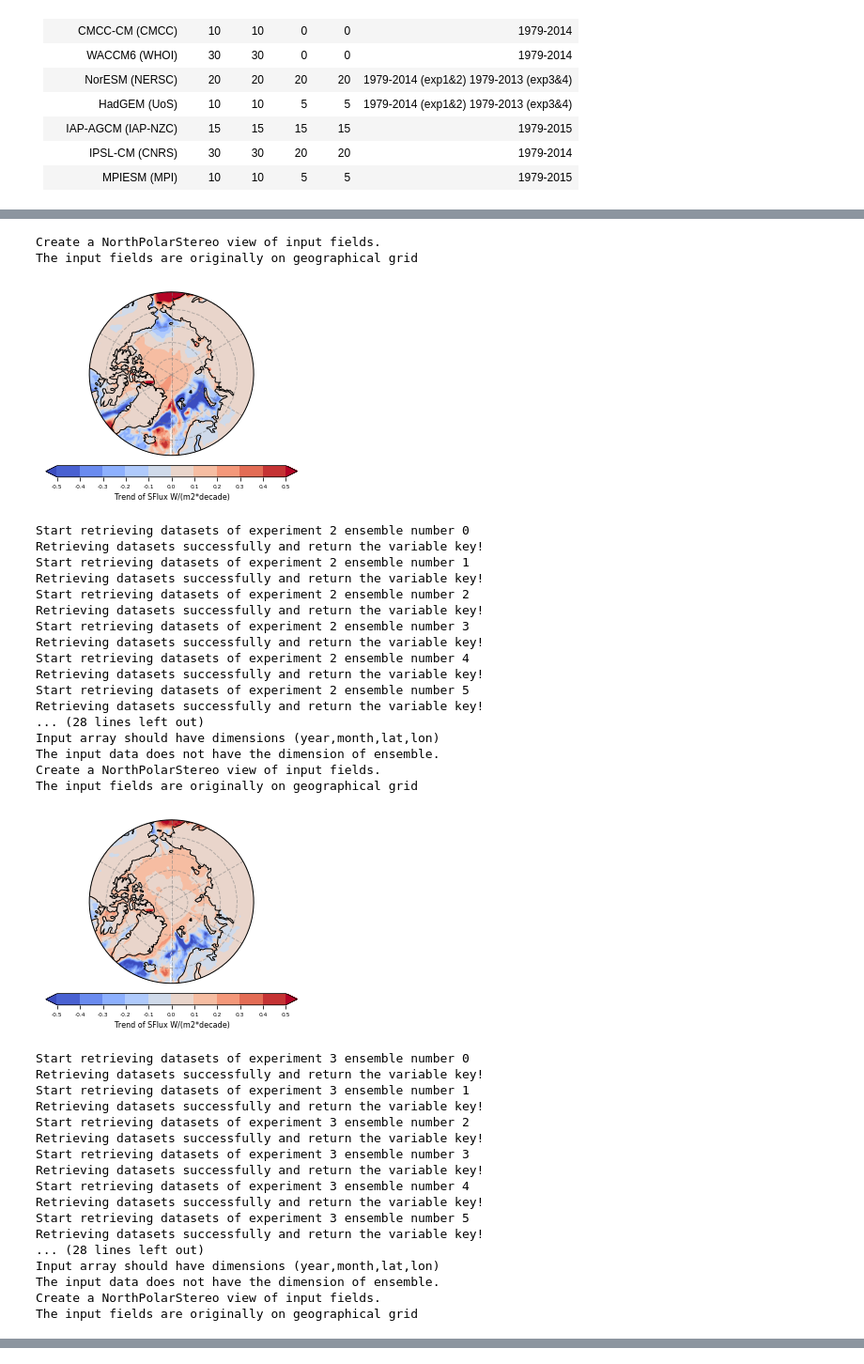
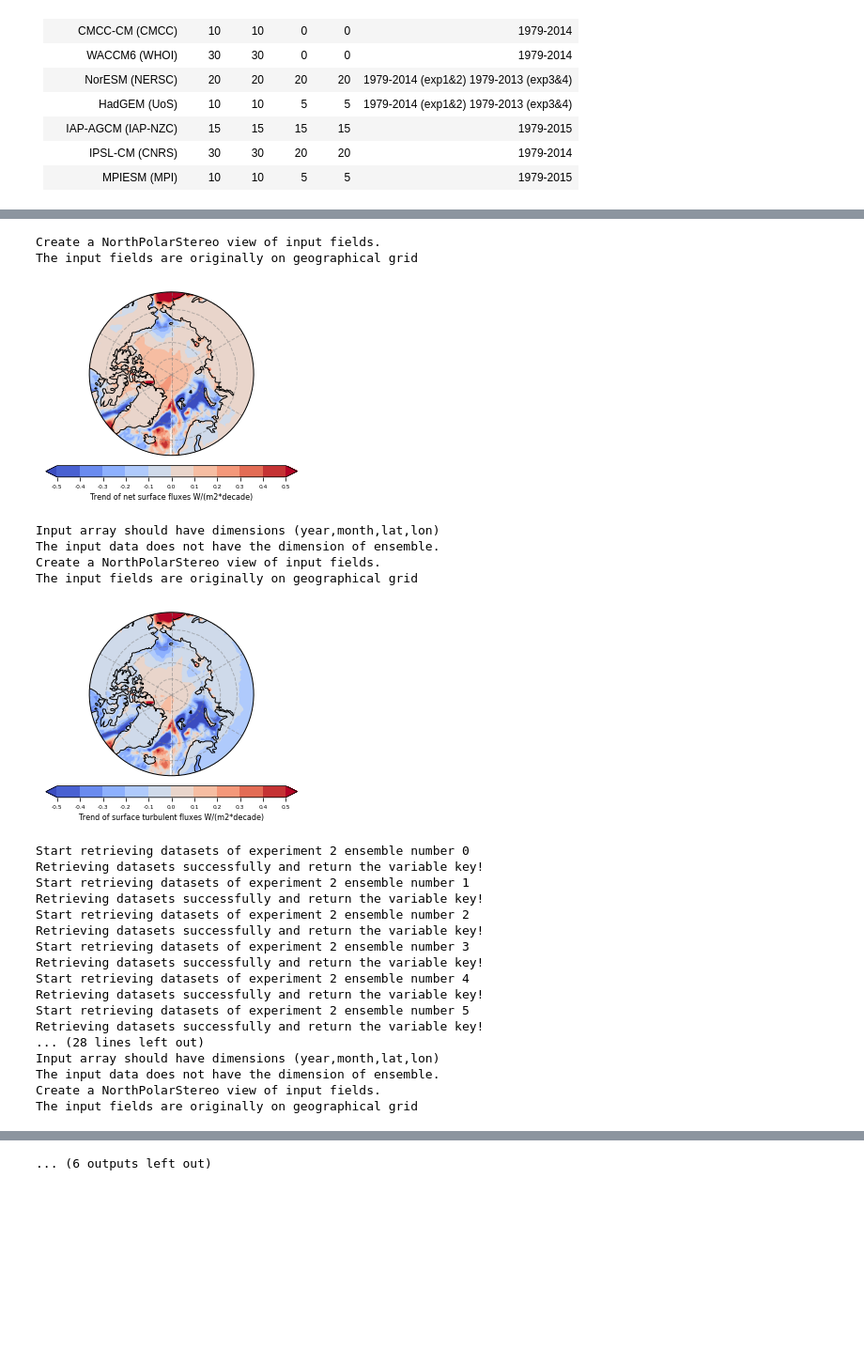
Before and after one commit to geek-yang/JointAnalysis, a Jupyter notebook: Analysis/Trend_spatial/SFlux_NorESM_NERSC_analysis_spatial_trend.ipynb, the cells around one changed output, grey strips where cells are left out. Shown at 94% size. Cells and saved outputs as stored; diff of their text form; code cells hidden in the pictures; blank space fills up the shorter version.

```diff
--- a/Analysis/Trend_spatial/SFlux_NorESM_NERSC_analysis_spatial_trend.ipynb
+++ b/Analysis/Trend_spatial/SFlux_NorESM_NERSC_analysis_spatial_trend.ipynb
@@ -100,12 +100,14 @@ def sflux(key_slhf, key_sshf, key_ssr, key_str, lat, lon):
     #dx = 2 * np.pi * constant['R'] * np.cos(2 * np.pi * lat /
     #                                        360) / len(lon)
     #dy = np.pi * constant['R'] / len(lat)
-    # calculate total net energy flux at TOA/surface
-    # calculate total net energy flux at TOA/surface
+    # calculate total net turbulent flux at surface
+    turb_flux_surf = - var_slhf[:,:33,:] - var_sshf[:,:33,:]
+    turb_flux_surf = turb_flux_surf.reshape(-1,12,len(lat),len(lon))
+    # calculate total net energy flux at surface
     net_flux_surf = - var_slhf[:,:33,:] - var_sshf[:,:33,:] + var_ssr[:,:33,:] - var_str[:,:33,:]
     net_flux_surf = net_flux_surf.reshape(-1,12,len(lat),len(lon))
 
-    return net_flux_surf
+    return net_flux_surf, turb_flux_surf
 # %%
 if __name__=="__main__":
     ####################################################################
@@ -145,18 +147,24 @@ if __name__=="__main__":
         if i<2:
             pool_sflux_1979_2014 = np.zeros((ensemble,Dim_year_1979_2014,
                                              Dim_month,Dim_latitude,Dim_longitude),dtype = float)
+            pool_turb_1979_2014 = np.zeros((ensemble,Dim_year_1979_2014,
+                                             Dim_month,Dim_latitude,Dim_longitude),dtype = float)
         else:
             pool_sflux_1979_2013 = np.zeros((ensemble,Dim_year_1979_2013,
+                                             Dim_month,Dim_latitude,Dim_longitude),dtype = float)
+            pool_turb_1979_2013 = np.zeros((ensemble,Dim_year_1979_2013,
                                              Dim_month,Dim_latitude,Dim_longitude),dtype = float)
         for j in range(ensemble):
             # get variable keys
             key_slhf, key_sshf, key_ssr, key_str = var_key_retrieve(datapath, i, j)
             # compute amet
             if i<2:
-                pool_sflux_1979_2014[j,:,:,:,:] = sflux(key_slhf, key_sshf, key_ssr,
+                pool_sflux_1979_2014[j,:,:,:,:],\
+                pool_turb_1979_2014[j,:,:,:,:] = sflux(key_slhf, key_sshf, key_ssr,
                                                         key_str, lat[:33], lon)
             else:
-                pool_sflux_1979_2013[j,:,:,:,:] = sflux(key_slhf, key_sshf, key_ssr,
+                pool_sflux_1979_2013[j,:,:,:,:],\
+                pool_turb_1979_2013[j,:,:,:,:] = sflux(key_slhf, key_sshf, key_ssr,
                                                         key_str, lat[:33], lon)
         ####################################################################
         ######                    Calculating Trend                  #######
@@ -168,10 +176,21 @@ if __name__=="__main__":
             ens_avg_NERSC_exp.trend()
             #ticks = [-0.8, -0.6, -0.4, -0.2, 0.0, 0.2, 0.4, 0.6, 0.8]
             ticks = np.linspace(-0.5,0.5,11)
-            label = 'Trend of SFlux W/(m2*decade)'
+            label = 'Trend of net surface fluxes W/(m2*decade)'
             visualizer.plots.geograph(lat[:33], lon, ens_avg_NERSC_exp._a*10,
-                                      label, ticks, os.path.join(output_path,
+                                      label, ticks, os.path.join(output_path,'SFlux_trend',
                                       'trend_spatial_NorESM_NERSC_SFlux_exp_{}.png'.format(i)),
+                                      boundary = 'polar')
+            # calculate trend and take ensemble mean
+            ens_avg_NERSC_exp = analyzer.spatial(np.mean(pool_turb_1979_2014[:],0))
+            ens_avg_NERSC_exp.anomaly()
+            ens_avg_NERSC_exp.trend()
+            #ticks = [-0.8, -0.6, -0.4, -0.2, 0.0, 0.2, 0.4, 0.6, 0.8]
+            ticks = np.linspace(-0.5,0.5,11)
+            label = 'Trend of surface turbulent fluxes W/(m2*decade)'
+            visualizer.plots.geograph(lat[:33], lon, ens_avg_NERSC_exp._a*10,
+                                      label, ticks, os.path.join(output_path,'Turbulent_trend',
+                                      'trend_spatial_NorESM_NERSC_turb_exp_{}.png'.format(i)),
                                       boundary = 'polar')
         else:
             ens_avg_NERSC_exp = analyzer.spatial(np.mean(pool_sflux_1979_2013[:],0))
@@ -179,63 +198,61 @@ if __name__=="__main__":
             ens_avg_NERSC_exp.trend()
             #ticks = [-0.8, -0.6, -0.4, -0.2, 0.0, 0.2, 0.4, 0.6, 0.8]
             ticks = np.linspace(-0.5,0.5,11)
-            label = 'Trend of SFlux W/(m2*decade)'
+            label = 'Trend of net surface fluxes W/(m2*decade)'
             visualizer.plots.geograph(lat[:33], lon, ens_avg_NERSC_exp._a*10,
-                                      label, ticks, os.path.join(output_path,
+                                      label, ticks, os.path.join(output_path,'SFlux_trend',
                                       'trend_spatial_NorESM_NERSC_SFlux_exp_{}.png'.format(i)),
                                       boundary = 'polar')
+            # calculate trend and take ensemble mean
+            ens_avg_NERSC_exp = analyzer.spatial(np.mean(pool_turb_1979_2013[:],0))
+            ens_avg_NERSC_exp.anomaly()
+            ens_avg_NERSC_exp.trend()
+            #ticks = [-0.8, -0.6, -0.4, -0.2, 0.0, 0.2, 0.4, 0.6, 0.8]
+            ticks = np.linspace(-0.5,0.5,11)
+            label = 'Trend of surface turbulent fluxes W/(m2*decade)'
+            visualizer.plots.geograph(lat[:33], lon, ens_avg_NERSC_exp._a*10,
+                                      label, ticks, os.path.join(output_path,'Turbulent_trend',
+                                      'trend_spatial_NorESM_NERSC_turb_exp_{}.png'.format(i)),
+                                      boundary = 'polar')
 # %% [output]
 Start retrieving datasets of experiment 1 ensemble number 0
 Retrieving datasets successfully and return the variable key!
 Start retrieving datasets of experiment 1 ensemble number 1
 Retrieving datasets successfully and return the variable key!
 Start retrieving datasets of experiment 1 ensemble number 2
 Retrieving datasets successfully and return the variable key!
 Start retrieving datasets of experiment 1 ensemble number 3
 Retrieving datasets successfully and return the variable key!
 Start retrieving datasets of experiment 1 ensemble number 4
 Retrieving datasets successfully and return the variable key!
 Start retrieving datasets of experiment 1 ensemble number 5
 Retrieving datasets successfully and return the variable key!
 ... (26 lines left out)
 Start retrieving datasets of experiment 1 ensemble number 19
 Retrieving datasets successfully and return the variable key!
 Input array should have dimensions (year,month,lat,lon)
 The input data does not have the dimension of ensemble.
 To use the future default and silence this warning we advise to pass `rcond=None`, to keep using the old, explicitly pass `rcond=-1`.
   a[i,j], b[i,j] = np.linalg.lstsq(A,series[:,i,j])[0]
 Create a NorthPolarStereo view of input fields.
 The input fields are originally on geographical grid
-[figure, old version]
+[figure, new version]
-Start retrieving datasets of experiment 2 ensemble number 0
-Retrieving datasets successfully and return the variable key!
-Start retrieving datasets of experiment 2 ensemble number 1
-Retrieving datasets successfully and return the variable key!
-Start retrieving datasets of experiment 2 ensemble number 2
-Retrieving datasets successfully and return the variable key!
-Start retrieving datasets of experiment 2 ensemble number 3
-Retrieving datasets successfully and return the variable key!
-Start retrieving datasets of experiment 2 ensemble number 4
-Retrieving datasets successfully and return the variable key!
-Start retrieving datasets of experiment 2 ensemble number 5
-Retrieving datasets successfully and return the variable key!
-... (28 lines left out)
 Input array should have dimensions (year,month,lat,lon)
 The input data does not have the dimension of ensemble.
 Create a NorthPolarStereo view of input fields.
 The input fields are originally on geographical grid
-[figure, old version]
+[figure, new version]
-Start retrieving datasets of experiment 3 ensemble number 0
+Start retrieving datasets of experiment 2 ensemble number 0
 Retrieving datasets successfully and return the variable key!
-Start retrieving datasets of experiment 3 ensemble number 1
+Start retrieving datasets of experiment 2 ensemble number 1
 Retrieving datasets successfully and return the variable key!
-Start retrieving datasets of experiment 3 ensemble number 2
+Start retrieving datasets of experiment 2 ensemble number 2
 Retrieving datasets successfully and return the variable key!
-Start retrieving datasets of experiment 3 ensemble number 3
+Start retrieving datasets of experiment 2 ensemble number 3
 Retrieving datasets successfully and return the variable key!
-Start retrieving datasets of experiment 3 ensemble number 4
+Start retrieving datasets of experiment 2 ensemble number 4
 Retrieving datasets successfully and return the variable key!
-Start retrieving datasets of experiment 3 ensemble number 5
+Start retrieving datasets of experiment 2 ensemble number 5
 Retrieving datasets successfully and return the variable key!
 ... (28 lines left out)
 Input array should have dimensions (year,month,lat,lon)
@@ -263,0 +286 @@ The input fields are originally on geographical grid
+... (6 outputs left out)
```
Also changed, not shown: parts of 1 cell of this notebook, 1 other file.
